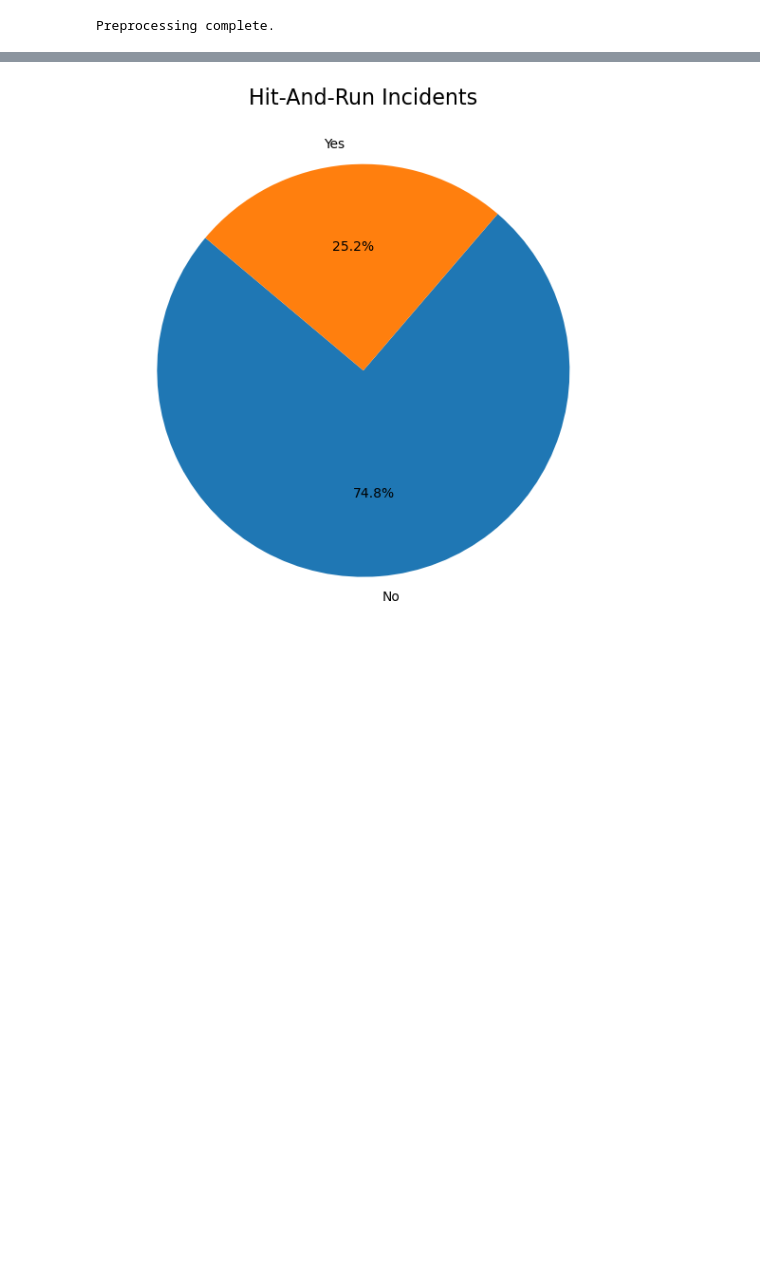
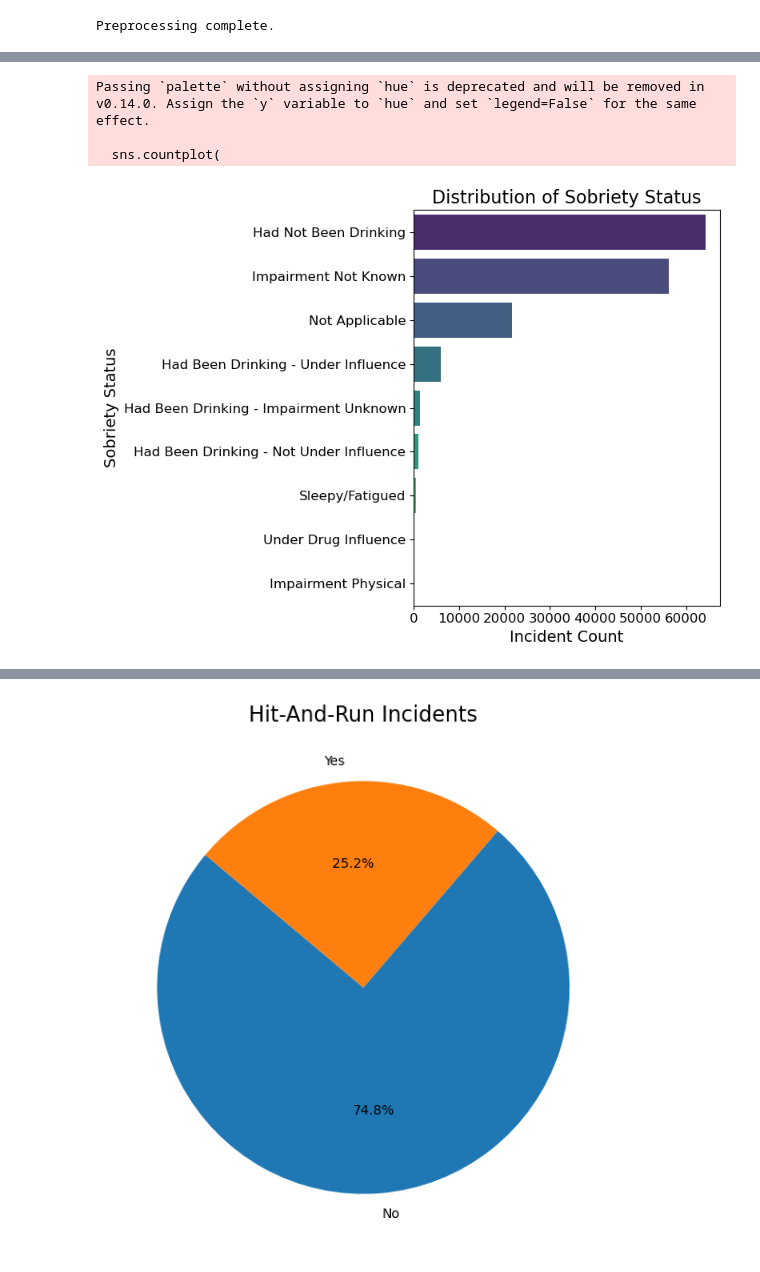
Before and after one commit to luanled/cmpe255-crash-injury-severity, a Jupyter notebook: notebooks/visualize_preprocessed_data.ipynb, the cells around one changed output, grey strips where cells are left out. Drawn from its saved outputs; the diff is of its cells as text; code cells hidden in the pictures; blank space fills up the shorter version.

```diff
--- a/notebooks/visualize_preprocessed_data.ipynb
+++ b/notebooks/visualize_preprocessed_data.ipynb
@@ -34,0 +64,37 @@ plt.show()
+# %%
+# Set up the sobriety mapping for better labels
+sobriety_mapping = {
+    0: "Not Applicable",
+    1: "Had Not Been Drinking",
+    2: "Impairment Not Known",
+    3: "Impairment Physical",
+    4: "Sleepy/Fatigued",
+    5: "Had Been Drinking - Not Under Influence",
+    6: "Had Been Drinking - Impairment Unknown",
+    7: "Had Been Drinking - Under Influence",
+    8: "Under Drug Influence"
+}
+
+# Map sobriety codes to labels
+processed_vehicle_data['Sobriety_Label'] = processed_vehicle_data['Sobriety_Code'].map(sobriety_mapping)
+
+# Create a bar chart for sobriety distribution
+plt.figure(figsize=(8, 6))
+sns.countplot(
+    data=processed_vehicle_data,
+    y='Sobriety_Label',
+    order=processed_vehicle_data['Sobriety_Label'].value_counts().index,
+    palette='viridis'
+)
+plt.title("Distribution of Sobriety Status", fontsize=16)
+plt.xlabel("Incident Count", fontsize=14)
+plt.ylabel("Sobriety Status", fontsize=14)
+plt.xticks(fontsize=12)
+plt.yticks(fontsize=12)
+plt.tight_layout()
+plt.show()
+# %% [output]
+Passing `palette` without assigning `hue` is deprecated and will be removed in v0.14.0. Assign the `y` variable to `hue` and set `legend=False` for the same effect.
+
+  sns.countplot(
+[figure, added]
```
Also changed, not shown: parts of 15 cells of this notebook, 2 other files.
